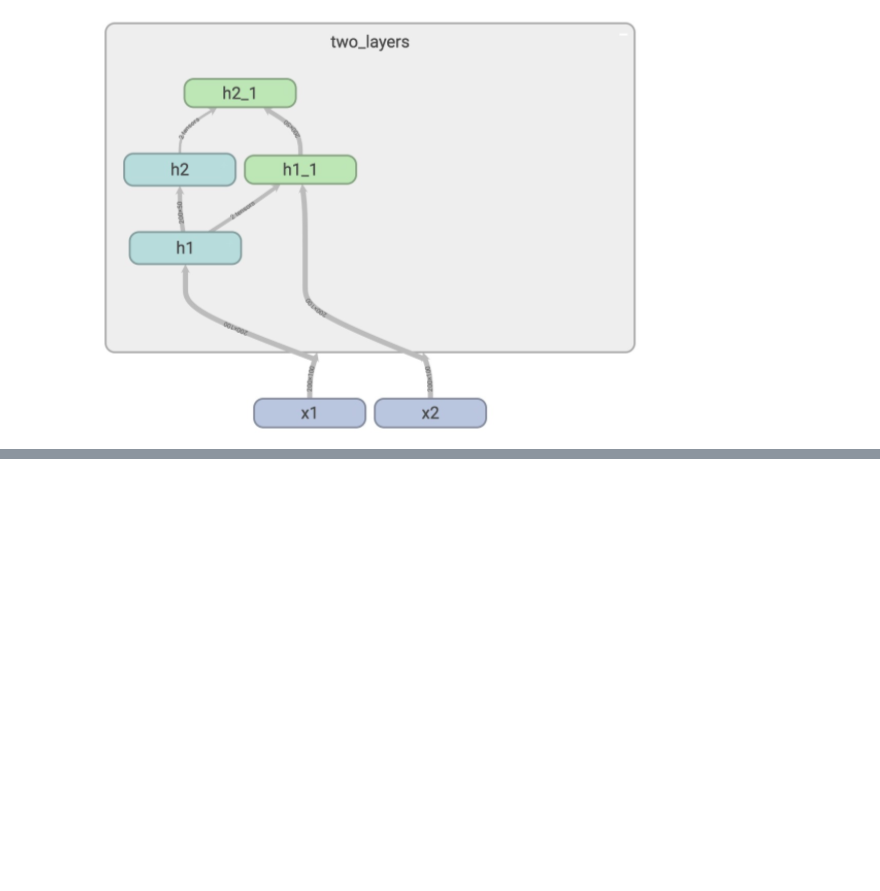
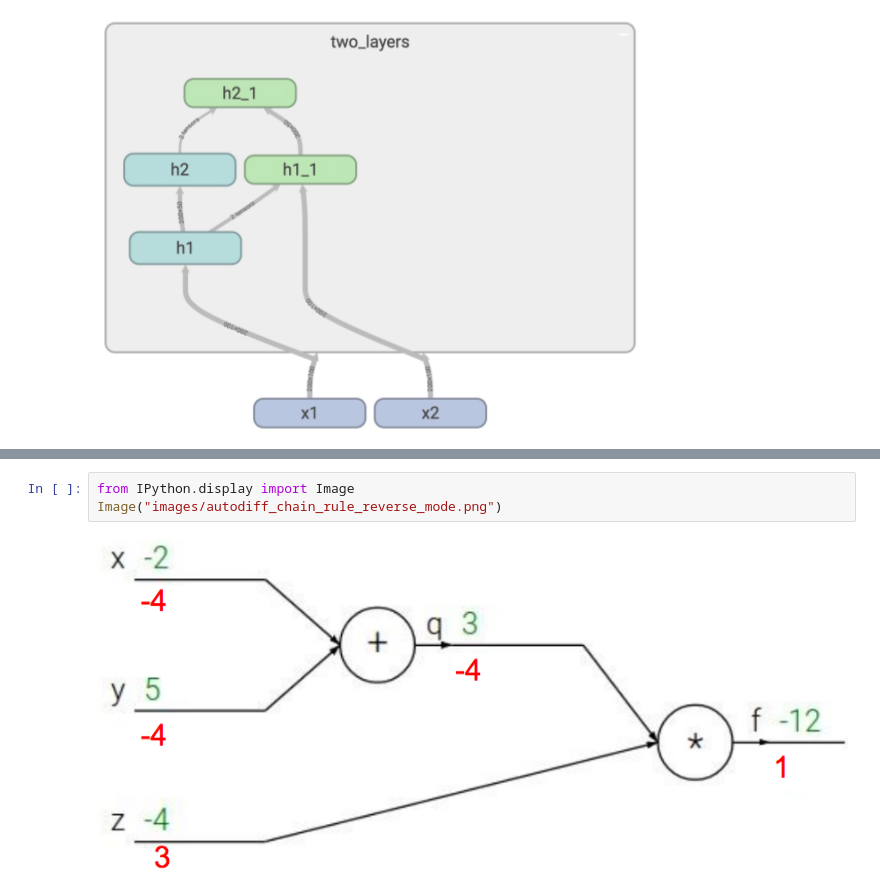
Before and after one commit to parksurk/cs20si_study, a Jupyter notebook: 5. Lecture5_word2vec + manage experiments.ipynb, the cells around one changed output, grey strips where cells are left out. Cells and saved outputs as stored; diff of their text form; blank space fills up the shorter version.

```diff
--- a/5. Lecture5_word2vec + manage experiments.ipynb
+++ b/5. Lecture5_word2vec + manage experiments.ipynb
@@ -663,0 +912,5 @@ Image("images/shareing_variable_problem_layer_up.png")
+# %%
+from IPython.display import Image
+Image("images/autodiff_chain_rule_reverse_mode.png")
+# %% [output]
+[figure, added]
```
Also changed, not shown: parts of 35 cells of this notebook, 5 other files.
